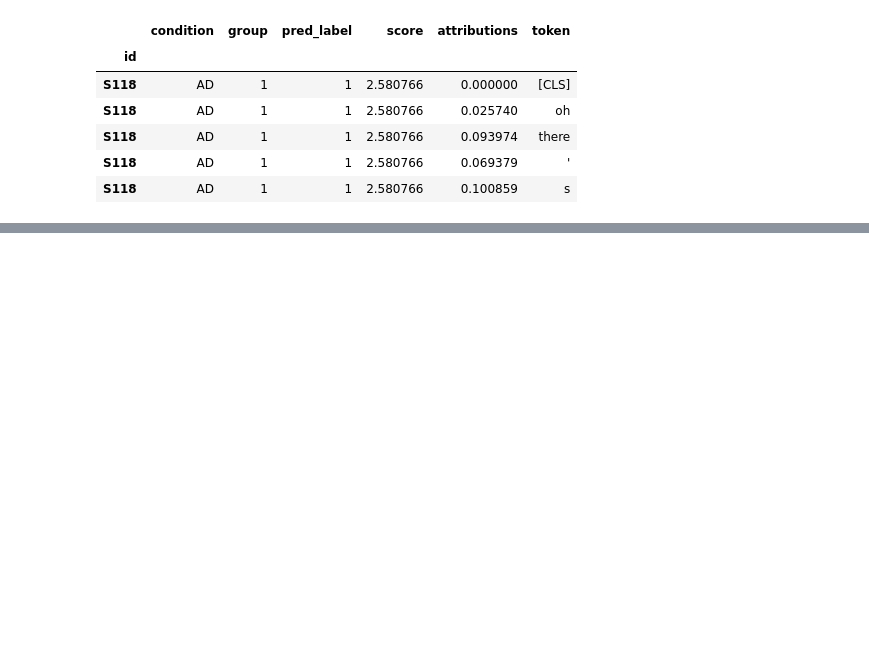
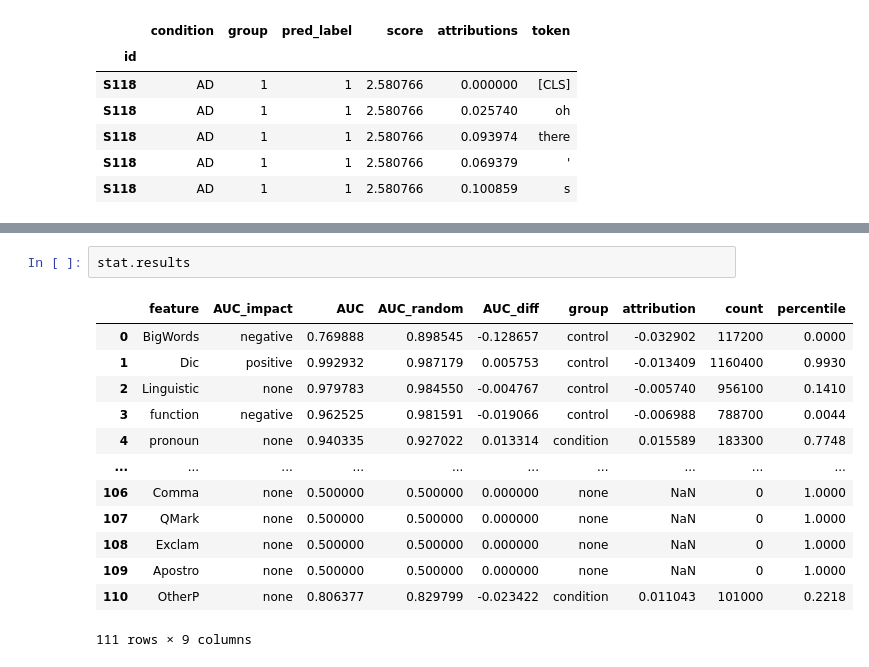
Before and after one commit to marinatrs/slime_nlp, a Jupyter notebook: docs/explainability.ipynb, the cells around one changed output, grey strips where cells are left out. Saved outputs shown, nothing was run; the diff lists cells and outputs as text; blank space fills up the shorter version.

```diff
--- a/docs/explainability.ipynb
+++ b/docs/explainability.ipynb
@@ -152,3 +162,19 @@ stat.results = read_csv("../dataset/adress_analysis.csv")
+# %%
+stat.results
+# %% [output]
+|  | feature | AUC_impact | AUC | AUC_random | AUC_diff | group | attribution | count | percentile |
+| 0 | BigWords | negative | 0.769888 | 0.898545 | -0.128657 | control | -0.032902 | 117200 | 0.0000 |
+| 1 | Dic | positive | 0.992932 | 0.987179 | 0.005753 | control | -0.013409 | 1160400 | 0.9930 |
+| 2 | Linguistic | none | 0.979783 | 0.984550 | -0.004767 | control | -0.005740 | 956100 | 0.1410 |
+| 3 | function | negative | 0.962525 | 0.981591 | -0.019066 | control | -0.006988 | 788700 | 0.0044 |
+| 4 | pronoun | none | 0.940335 | 0.927022 | 0.013314 | condition | 0.015589 | 183300 | 0.7748 |
+| ... | ... | ... | ... | ... | ... | ... | ... | ... | ... |
+| 106 | Comma | none | 0.500000 | 0.500000 | 0.000000 | none | NaN | 0 | 1.0000 |
+| 107 | QMark | none | 0.500000 | 0.500000 | 0.000000 | none | NaN | 0 | 1.0000 |
+| 108 | Exclam | none | 0.500000 | 0.500000 | 0.000000 | none | NaN | 0 | 1.0000 |
+| 109 | Apostro | none | 0.500000 | 0.500000 | 0.000000 | none | NaN | 0 | 1.0000 |
+| 110 | OtherP | none | 0.806377 | 0.829799 | -0.023422 | condition | 0.011043 | 101000 | 0.2218 |
+111 rows × 9 columns
 # %% [markdown]
 #### __2.1 $\mathtt{Stat().plot\_dist()}$__:
 <font size=3>
```
Also changed, not shown: parts of 14 cells of this notebook.
